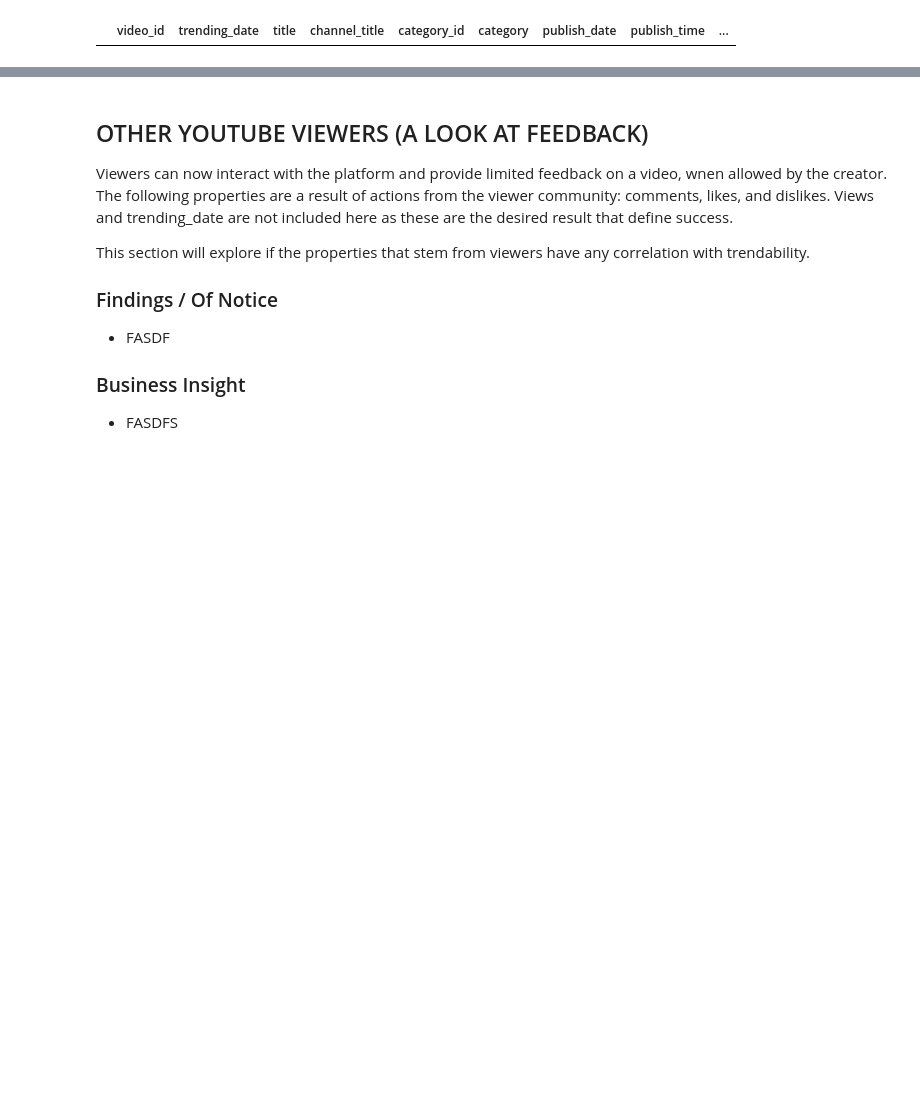
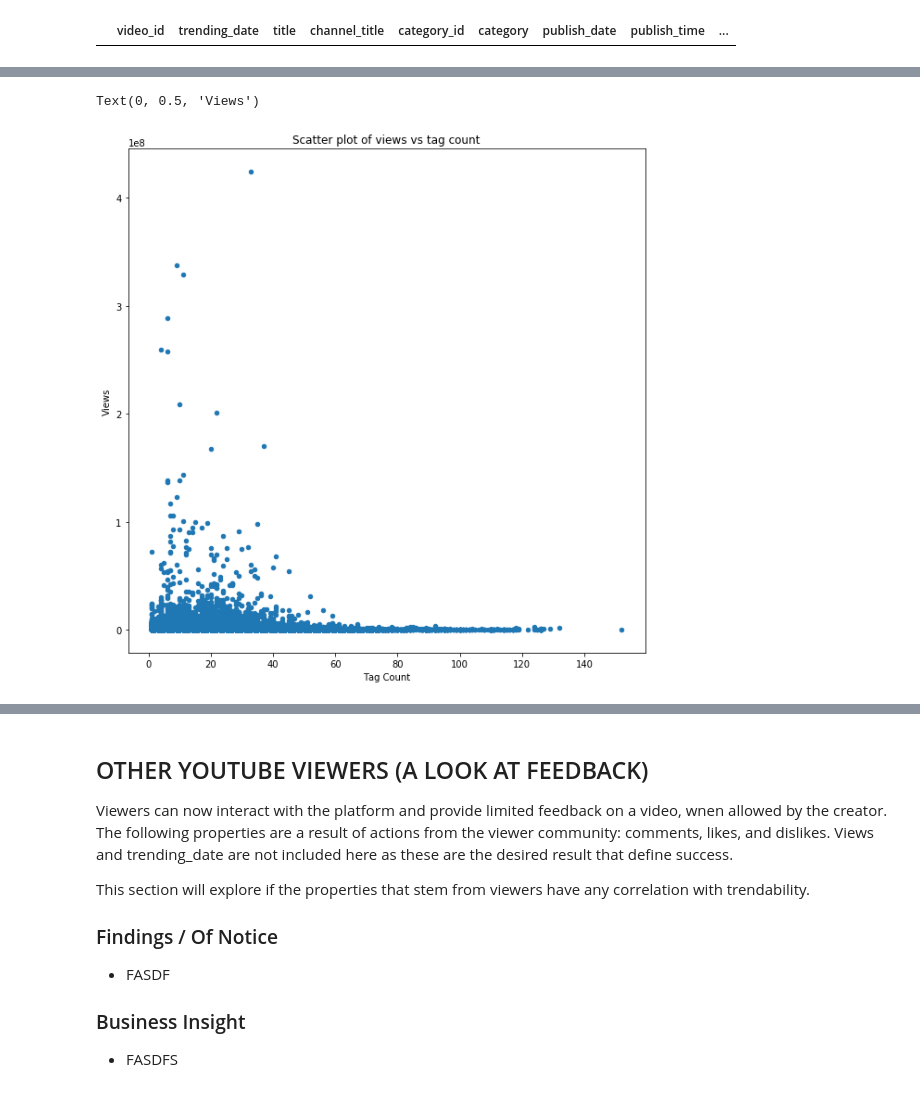
Before and after one commit to rachelleperez/Youtube-Trending, a Jupyter notebook: YoutubeTrendingVideos.ipynb, the cells around one changed output, grey strips where cells are left out. Saved outputs shown, nothing was run; the diff lists cells and outputs as text; code cells hidden in the pictures; blank space fills up the shorter version.

```diff
--- a/YoutubeTrendingVideos.ipynb
+++ b/YoutubeTrendingVideos.ipynb
@@ -361,0 +347,12 @@ df.head()
+# %%
+# Tag count vs views
+
+fig = plt.figure(figsize=(10, 10))
+ax = fig.gca()
+df.plot(kind = 'scatter', x = 'tag_count', y = 'views', ax = ax)
+ax.set_title('Scatter plot of views vs tag count')
+ax.set_xlabel('Tag Count')
+ax.set_ylabel('Views')
+# %% [output]
+Text(0, 0.5, 'Views')
+[figure, added]
```
Also changed, not shown: parts of 9 cells of this notebook.
